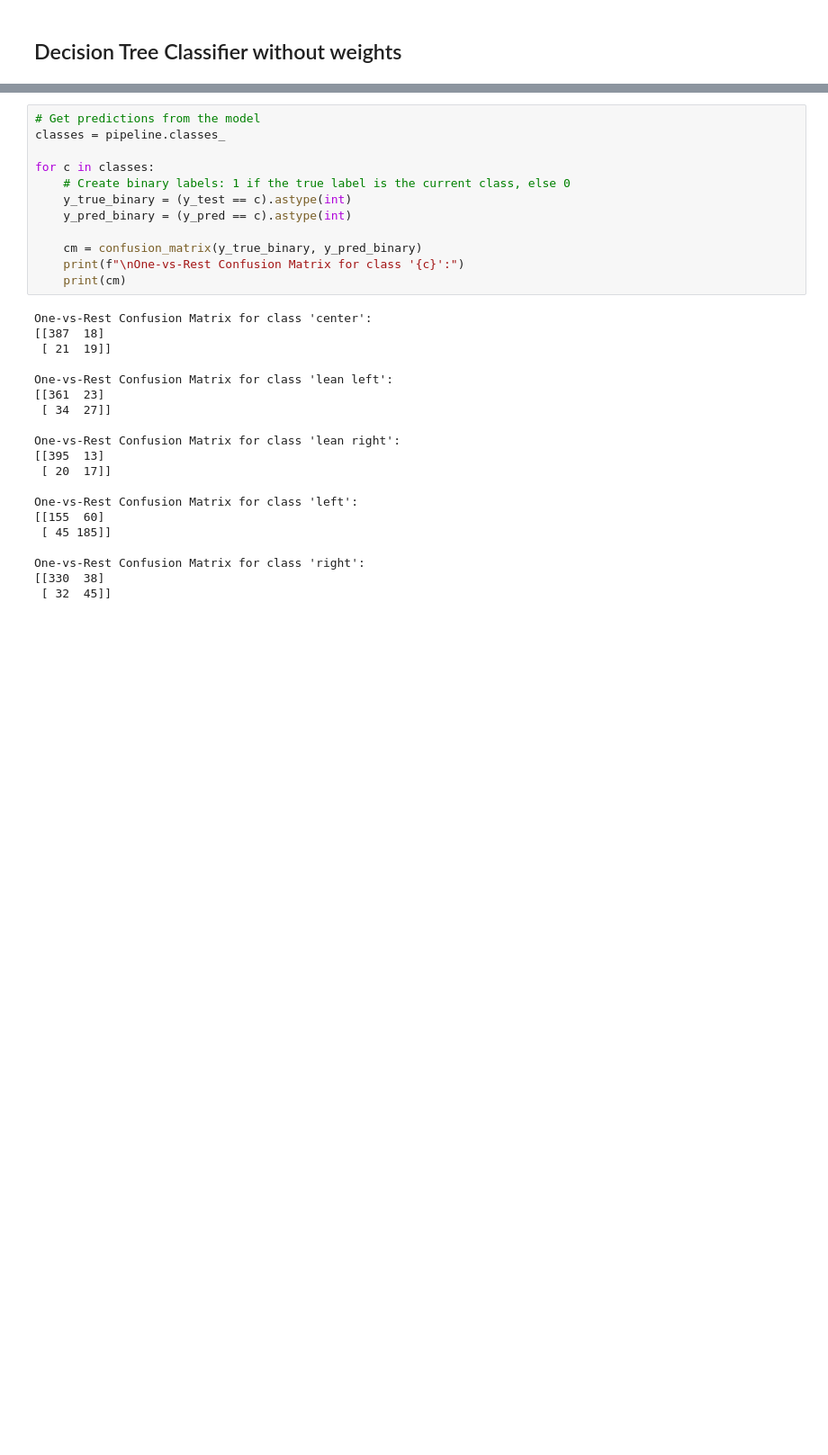
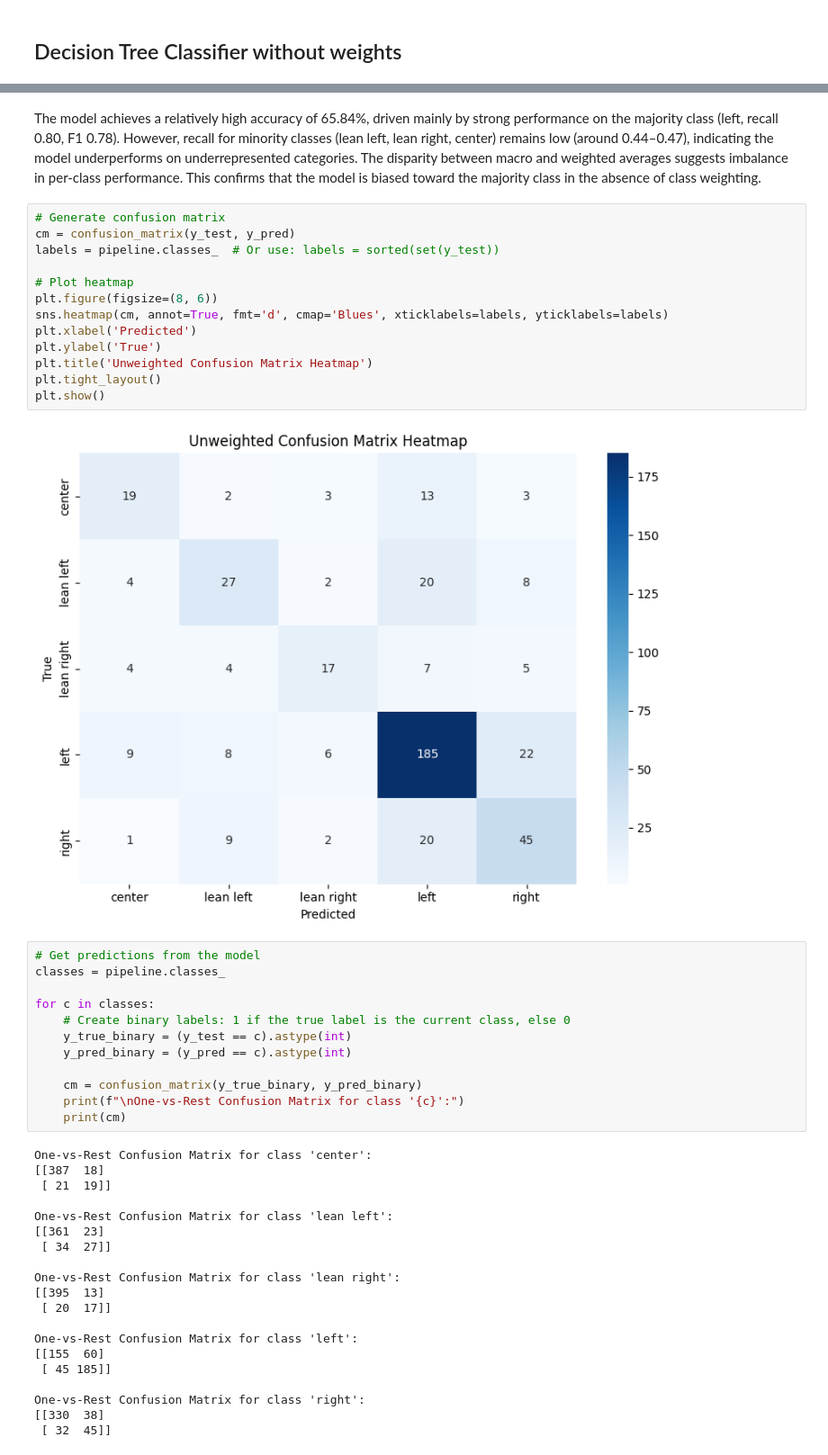
Before and after one commit to foongming/CS5242Project, a Jupyter notebook: decisionTree.ipynb, the cells around one changed output, grey strips where cells are left out. Shown at 90% size. Cells and saved outputs as stored; diff of their text form; blank space fills up the shorter version.

```diff
--- a/decisionTree.ipynb
+++ b/decisionTree.ipynb
@@ -90,3 +83,20 @@ Classification Report:
+# %% [markdown]
+The model achieves a relatively high accuracy of 65.84%, driven mainly by strong performance on the majority class (left, recall 0.80, F1 0.78). However, recall for minority classes (lean left, lean right, center) remains low (around 0.44–0.47), indicating the model underperforms on underrepresented categories. The disparity between macro and weighted averages suggests imbalance in per-class performance. This confirms that the model is biased toward the majority class in the absence of class weighting.
+# %%
+# Generate confusion matrix
+cm = confusion_matrix(y_test, y_pred)
+labels = pipeline.classes_  # Or use: labels = sorted(set(y_test))
+
+# Plot heatmap
+plt.figure(figsize=(8, 6))
+sns.heatmap(cm, annot=True, fmt='d', cmap='Blues', xticklabels=labels, yticklabels=labels)
+plt.xlabel('Predicted')
+plt.ylabel('True')
+plt.title('Unweighted Confusion Matrix Heatmap')
+plt.tight_layout()
+plt.show()
+# %% [output]
+[figure, added]
 # %%
 # Get predictions from the model
 classes = pipeline.classes_
```
Also changed, not shown: parts of 22 cells of this notebook.
